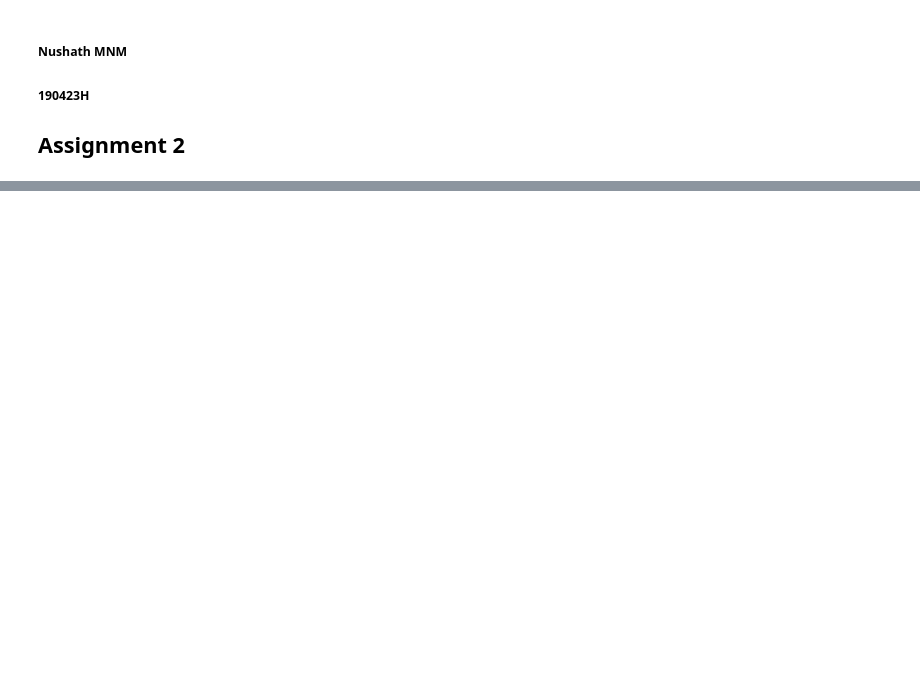
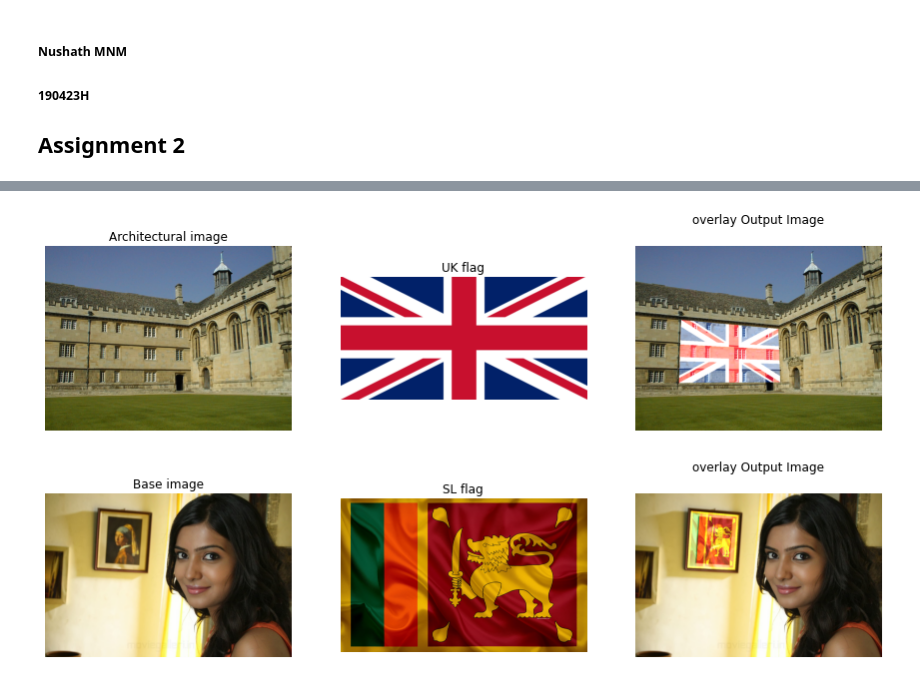
Before and after one commit to nujaadeen/EN2550---Image-Processing-Assignment-2, a Jupyter notebook: Assignment 2.ipynb, the cells around one changed output, grey strips where cells are left out. Saved outputs shown, nothing was run; the diff lists cells and outputs as text; code cells hidden in the pictures; blank space fills up the shorter version.

```diff
--- a/Assignment 2.ipynb
+++ b/Assignment 2.ipynb
@@ -59,16 +58,16 @@ def checkCircle(circle, data, threshold):
 
     X = data[:, 0]
     Y = data[:, 1]
-    distance = 0
+    error = 0
 
     for i in range(len(X)):
         d = np.sqrt((X[i] - x)**2 + (Y[i] - y)**2)
 
         if abs(d - r) <= threshold:
             inliers.append([X[i], Y[i]])
-            distance += abs(d - r)
+            error += abs(d - r)
 
-    return inliers, distance
+    return inliers, error
 # %%
 x_data = X[:, 0]
 y_data = X[:, 1]
@@ -129,0 +129,73 @@ ax.legend()
+# %%
+def click_point(event, x, y):
+    if event == cv.EVENT_LBUTTONDOWN:
+        print(x, ' ', y)
+
+def overlay_image(source, des, points_s, points_d):
+    h, status = cv.findHomography(points_s, points_d)
+    output = cv.warpPerspective(source, h, (des.shape[1], des.shape[0]))
+    return cv.add(output, des)
+# %%
+#Q2
+
+img1 = cv.imread(r"C:\Users\Nushad\Documents\Semester 4\EN2550 - Fundamentals of Image Processing and Machine Vision\HW excercises\Assignment 2\EN2550---Image-Processing-Assignment-2\images\003.jpg",cv.IMREAD_COLOR)
+flag = cv.imread(r"C:\Users\Nushad\Documents\Semester 4\EN2550 - Fundamentals of Image Processing and Machine Vision\HW excercises\Assignment 2\EN2550---Image-Processing-Assignment-2\images\Flag_of_the_United_Kingdom.svg.png",cv.IMREAD_ANYCOLOR)
+img2 = cv.imread(r"C:\Users\Nushad\Documents\Semester 4\EN2550 - Fundamentals of Image Processing and Machine Vision\HW excercises\Assignment 2\EN2550---Image-Processing-Assignment-2\images\samantha-ruth-prabhu-new-upcoming-movie-2016-2017.jpg",cv.IMREAD_COLOR)
+flag2 = cv.imread(r"C:\Users\Nushad\Documents\Semester 4\EN2550 - Fundamentals of Image Processing and Machine Vision\HW excercises\Assignment 2\EN2550---Image-Processing-Assignment-2\images\srilanka.jpg",cv.IMREAD_ANYCOLOR)
+
+fig, ax = plt.subplots(2, 3, figsize=(15, 8))
+ax[0, 0].imshow(cv.cvtColor(img1, cv.COLOR_BGR2RGB))
+ax[0, 0].title.set_text('Architectural image')
+ax[0, 0].axis('off')
+
+
+ax[0, 1].imshow(cv.cvtColor(flag, cv.COLOR_BGR2RGB))
+ax[0, 1].title.set_text('UK flag')
+ax[0, 1].axis('off')
+
+
+ax[1, 0].imshow(cv.cvtColor(img2, cv.COLOR_BGR2RGB))
+ax[1, 0].title.set_text('Base image')
+ax[1, 0].axis('off')
+
+
+ax[1, 1].imshow(cv.cvtColor(flag2, cv.COLOR_BGR2RGB))
+ax[1, 1].title.set_text('SL flag')
+ax[1, 1].axis('off')
+
+
+cv.imshow('image', img1)
+cv.setMouseCallback('image', click_point)
+cv.waitKey(0)
+cv.destroyAllWindows()
+
+cv.imshow('image', img2)
+cv.setMouseCallback('image', click_point)
+cv.waitKey(0)
+cv.destroyAllWindows()
+
+
+print(flag.shape)
+print(flag2.shape)
+
+
+pts_flag = np.array([[0, 0], [1919, 0], [1919, 955], [0, 955]])
+pts_flag2 = np.array([[0, 0], [3839, 0], [3839, 2399], [0, 2399]])
+
+
+pts_img1 = np.array([[593, 344], [190, 307], [181, 568], [601, 565]])
+pts_img2 = np.array([[289, 95], [536, 118],  [517, 400], [270, 390]])
+
+superimposed1 = overlay_image(flag, img1, pts_flag, pts_img1)
+superimposed2 = overlay_image(flag2, img2, pts_flag2, pts_img2)
+
+ax[0, 2].imshow(cv.cvtColor(superimposed1, cv.COLOR_BGR2RGB))
+ax[0, 2].title.set_text('overlay Output Image')
+ax[0, 2].axis('off')
+ax[0, 2].xaxis.tick_top()
+
+ax[1, 2].imshow(cv.cvtColor(superimposed2, cv.COLOR_BGR2RGB))
+ax[1, 2].title.set_text('overlay Output Image')
+ax[1, 2].axis('off')
+ax[1, 2].xaxis.tick_top()
+# %% [output]
@@ -129,0 +221 @@ ax.legend()
+[figure, added]
```
Also changed, not shown: parts of 7 cells of this notebook, 19 other files.
